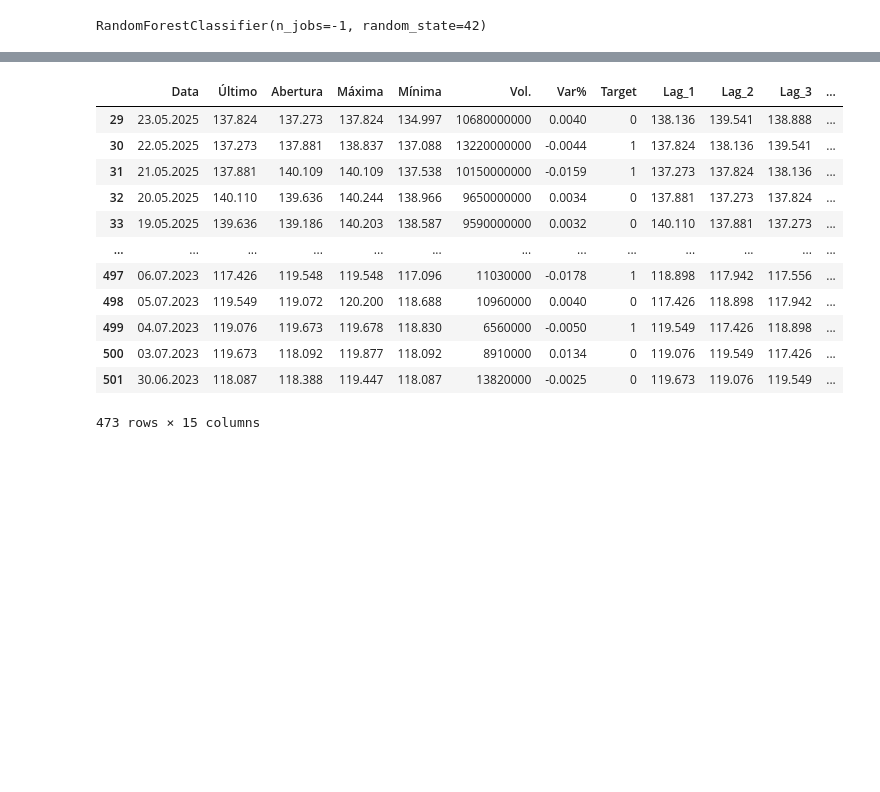
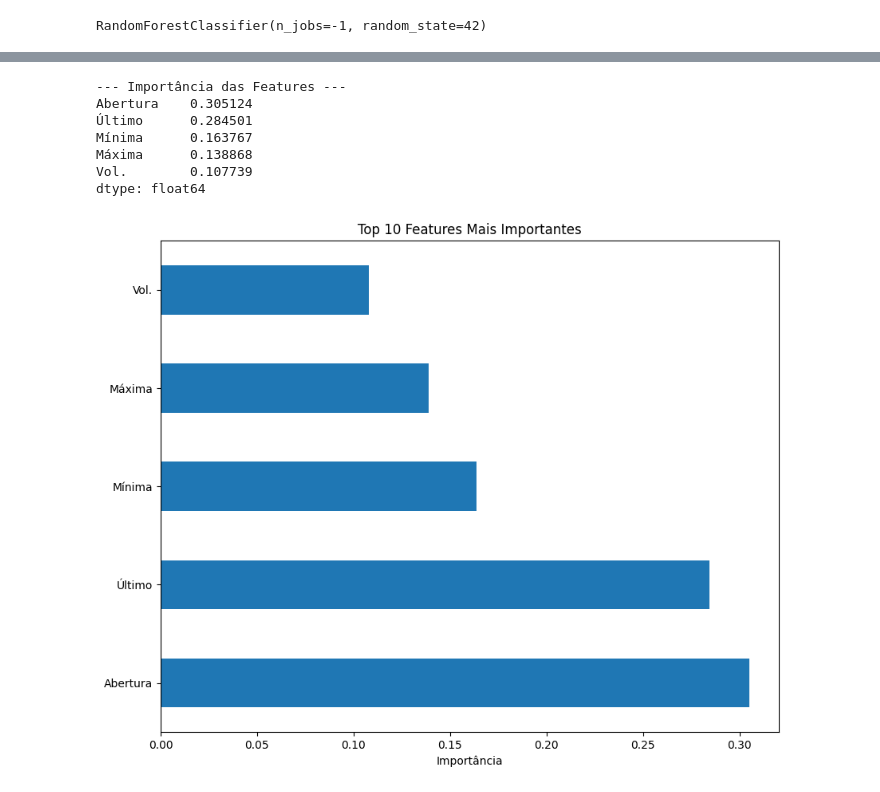
Before and after one commit to willianncardoso/IBOVESPA, a Jupyter notebook: PosFIAP_T2.ipynb, the cells around one changed output, grey strips where cells are left out. Saved outputs shown, nothing was run; the diff lists cells and outputs as text; code cells hidden in the pictures; blank space fills up the shorter version.

```diff
--- a/PosFIAP_T2.ipynb
+++ b/PosFIAP_T2.ipynb
@@ -210,17 +210,25 @@ Matriz de Confusão:
-# %%
-dados
-# %% [output]
-|  | Data | Último | Abertura | Máxima | Mínima | Vol. | Var% | Target | Lag_1 | Lag_2 | Lag_3 | ... |
-| 29 | 23.05.2025 | 137.824 | 137.273 | 137.824 | 134.997 | 10680000000 | 0.0040 | 0 | 138.136 | 139.541 | 138.888 | ... |
-| 30 | 22.05.2025 | 137.273 | 137.881 | 138.837 | 137.088 | 13220000000 | -0.0044 | 1 | 137.824 | 138.136 | 139.541 | ... |
-| 31 | 21.05.2025 | 137.881 | 140.109 | 140.109 | 137.538 | 10150000000 | -0.0159 | 1 | 137.273 | 137.824 | 138.136 | ... |
-| 32 | 20.05.2025 | 140.110 | 139.636 | 140.244 | 138.966 | 9650000000 | 0.0034 | 0 | 137.881 | 137.273 | 137.824 | ... |
-| 33 | 19.05.2025 | 139.636 | 139.186 | 140.203 | 138.587 | 9590000000 | 0.0032 | 0 | 140.110 | 137.881 | 137.273 | ... |
-| ... | ... | ... | ... | ... | ... | ... | ... | ... | ... | ... | ... | ... |
-| 497 | 06.07.2023 | 117.426 | 119.548 | 119.548 | 117.096 | 11030000 | -0.0178 | 1 | 118.898 | 117.942 | 117.556 | ... |
-| 498 | 05.07.2023 | 119.549 | 119.072 | 120.200 | 118.688 | 10960000 | 0.0040 | 0 | 117.426 | 118.898 | 117.942 | ... |
-| 499 | 04.07.2023 | 119.076 | 119.673 | 119.678 | 118.830 | 6560000 | -0.0050 | 1 | 119.549 | 117.426 | 118.898 | ... |
-| 500 | 03.07.2023 | 119.673 | 118.092 | 119.877 | 118.092 | 8910000 | 0.0134 | 0 | 119.076 | 119.549 | 117.426 | ... |
-| 501 | 30.06.2023 | 118.087 | 118.388 | 119.447 | 118.087 | 13820000 | -0.0025 | 0 | 119.673 | 119.076 | 119.549 | ... |
-473 rows × 15 columns
+# %%
+# Pega a importância de cada feature
+importancias = pd.Series(modelo.feature_importances_, index=X_treino.columns)
+
+# Ordena da mais importante para a menos importante
+importancias_ordenadas = importancias.sort_values(ascending=False)
+
+print("\n--- Importância das Features ---")
+print(importancias_ordenadas.head(10))
+
+# Plota o gráfico para visualização
+importancias_ordenadas.head(10).plot(kind='barh', figsize=(10, 8))
+plt.title('Top 10 Features Mais Importantes')
+plt.xlabel('Importância')
+plt.show()
+# %% [output]
+--- Importância das Features ---
+Abertura    0.305124
+Último      0.284501
+Mínima      0.163767
+Máxima      0.138868
+Vol.        0.107739
+dtype: float64
+[figure, added]
 # %%
```
Also changed, not shown: parts of 8 cells of this notebook.
